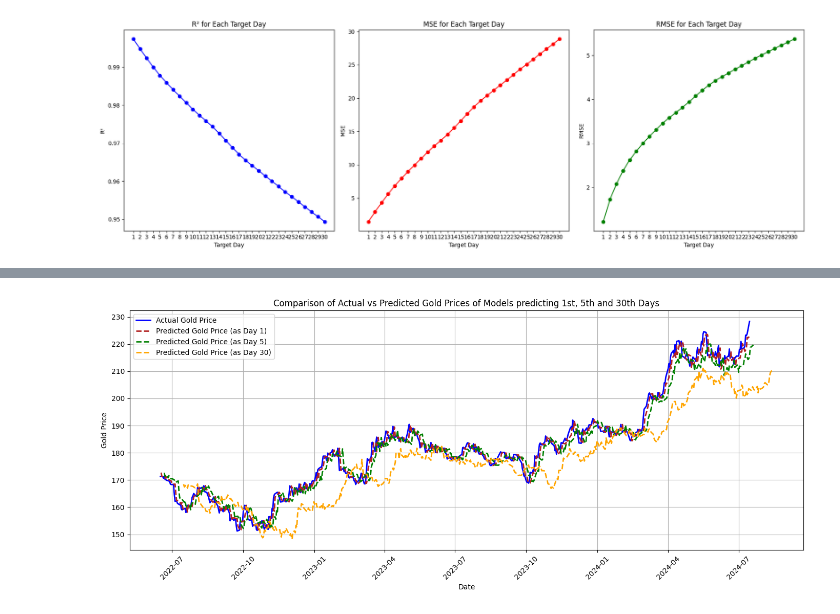
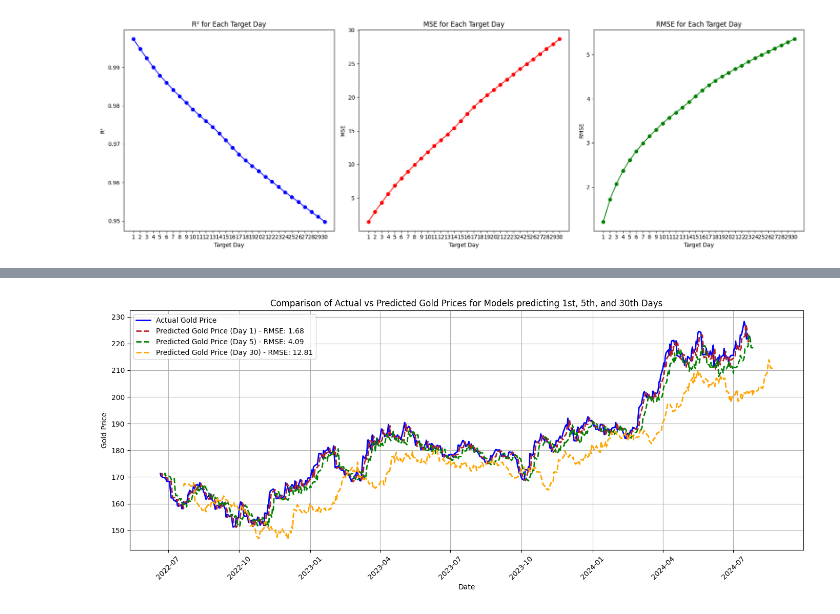
Before and after one commit to DanaMikulinsky/fintechFinalProject, a Jupyter notebook: linearRegression.ipynb, the cells around one changed output, grey strips where cells are left out. Drawn from its saved outputs; the diff is of its cells as text; code cells hidden in the pictures.

```diff
--- a/linearRegression.ipynb
+++ b/linearRegression.ipynb
@@ -58,9 +52,3 @@ def plot_corr_matrix(df):
 plot_corr_matrix(df)
 # %% [output]
 [figure]
-# %%
-df['gold_price_yesterday'] = df['gold_Close'].shift(1)
-df['gold_price_2days'] = df['gold_Close'].shift(2)
-df['gold_price_3days'] = df['gold_Close'].shift(3)
-df = df[['gold_Close', 'silver_Price', 'sp500_Price', 'crude_oil_Price', 'gold_price_yesterday', 'gold_price_2days', 'gold_price_3days','cpi_CPI', 'ppi_PPI', 'm1sl_M1SL', 'dollar_rate_Price','is_holiday']]
-plot_corr_matrix(df)
@@ -351,14 +336,16 @@ for day_index, estimator in enumerate(model.estimators_):
     coefficients = pd.Series(estimator.coef_, index=feature_names)
 
     # Add the coefficients for the target day to the DataFrame
-    coefficients_df[f'Target Day {day_index + 1}'] = coefficients
+    coefficients_df[f'{day_index + 1}'] = coefficients
 
 # Plot the coefficients for each feature across target days
 plt.figure(figsize=(14, 8))
-
+colors = ['blue', 'green', 'red', 'purple', 'orange', 'brown', 'pink', 'gray', 'olive', 'cyan', 'lightblue', 'mediumblue', 'teal', 'dodgerblue']  # Add more colors if needed
 # Loop over the rows (features) and plot them
+i=0
 for feature in coefficients_df.index:
-    plt.plot(coefficients_df.columns, coefficients_df.loc[feature, :], label=feature, marker='o')
+    plt.plot(coefficients_df.columns, coefficients_df.loc[feature, :], label=feature, color = colors[i], marker='o')
+    i+=1
 
 # Add labels and title
 plt.title('Feature Coefficients Across Target Days', fontsize=16)
@@ -537,50 +416,58 @@ array([[172.70541615, 172.73991993, 172.81290033, ..., 169.05827555,
 # %%
-import matplotlib.pyplot as plt
-import pandas as pd
 from sklearn.linear_model import LinearRegression
 from sklearn.multioutput import MultiOutputRegressor
+from sklearn.metrics import mean_squared_error
 
+# Function to compute RMSE
+def calculate_rmse(actual, predicted):
+    mse = mean_squared_error(actual, predicted)
+    rmse = np.sqrt(mse)
+    return rmse
+
+# Assuming model and predictions are already trained and predicted
 model = MultiOutputRegressor(LinearRegression())
 model.fit(X_train_dropped, y_train_dropped)
 predictions = model.predict(X_test_dropped)
 
-def plot_results(predictions, model_numbers=[1, 5, 30]):
+def plot_results_per_model(predictions, model_numbers=[1, 5, 30]):
     # Prepare lists for actual and predicted values
     plt.figure(figsize=(14, 6))
 
-    # Plot the actual values (same for all target days)
+    # Actual values (same for all target days)
     actual_values = y_test_dropped.iloc[:, 0].values  # Assuming the first column is the actual values
     actual_dates = y_test_dropped.index
     plt.plot(actual_dates, actual_values, label='Actual Gold Price', color='blue', linewidth=2)
 
     # Color choices for different target days
     colors = ['#B22222', 'green', 'orange']
-
-
     i = 0
 
     # Plot the predicted values for each target day (1, 5, 30)
     for model_number in model_numbers:
         predicted_values = predictions[:, model_number - 1]  # Get the predictions for the target day (model_number)
 
         # Shift the predicted dates by the number of days in model_number
         shifted_dates = y_test_dropped.index + pd.Timedelta(days=model_number)  # Shift dates forward by model_number days
 
+        # Calculate RMSE for the current model's predictions
+        rmse = calculate_rmse(y_test_dropped.iloc[:, model_number - 1].values, predicted_values)
+
         # Plot the predicted values for this model_number
-        plt.plot(shifted_dates, predicted_values, linestyle='--', color=colors[i], label=f'Predicted Gold Price (as Day {model_number})', linewidth=2)
+        plt.plot(shifted_dates, predicted_values, linestyle='--', color=colors[i],
+                 label=f'Predicted Gold Price (Day {model_number}) - RMSE: {rmse:.2f}', linewidth=2)
         i += 1
 
     # Title and labels for the plot
-    plt.title('Comparison of Actual vs Predicted Gold Prices of Models predicting 1st, 5th and 30th Days')
+    plt.title('Comparison of Actual vs Predicted Gold Prices for Models predicting 1st, 5th, and 30th Days')
     plt.xlabel('Date')
     plt.ylabel('Gold Price')
     plt.legend(loc='upper left')
     plt.xticks(rotation=45)  # Rotate x-axis labels for readability
     plt.grid()
     plt.tight_layout()
     plt.show()
 
 # Call the function for the target days you want to plot (e.g., Day 1, Day 5, Day 30)
-plot_results(predictions, model_numbers=[1, 5, 30])
+plot_results_per_model(predictions, model_numbers=[1, 5, 30])
 # %% [output]
-[figure, old version]
+[figure, new version]
```
Also changed, not shown: parts of 31 cells of this notebook.
